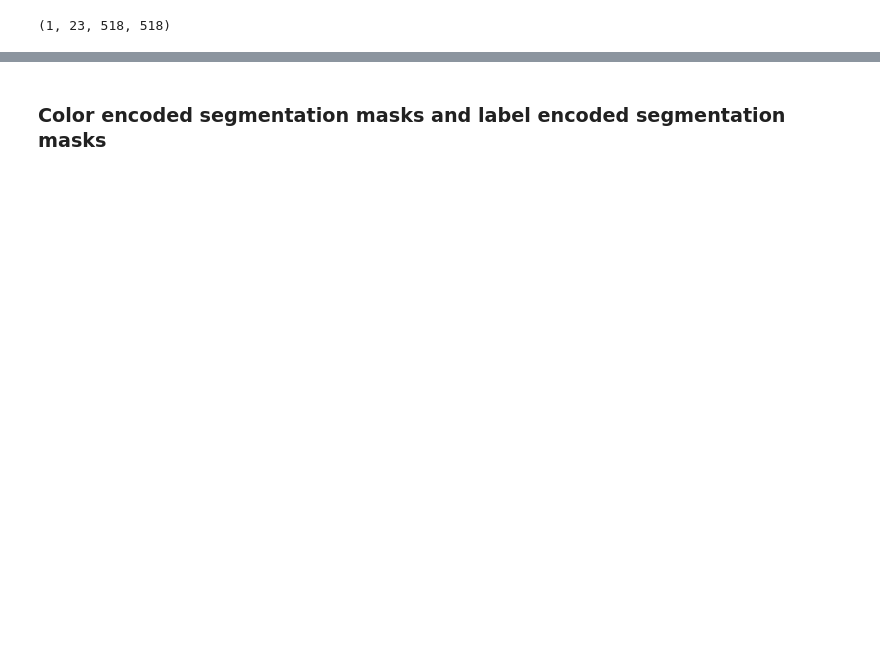
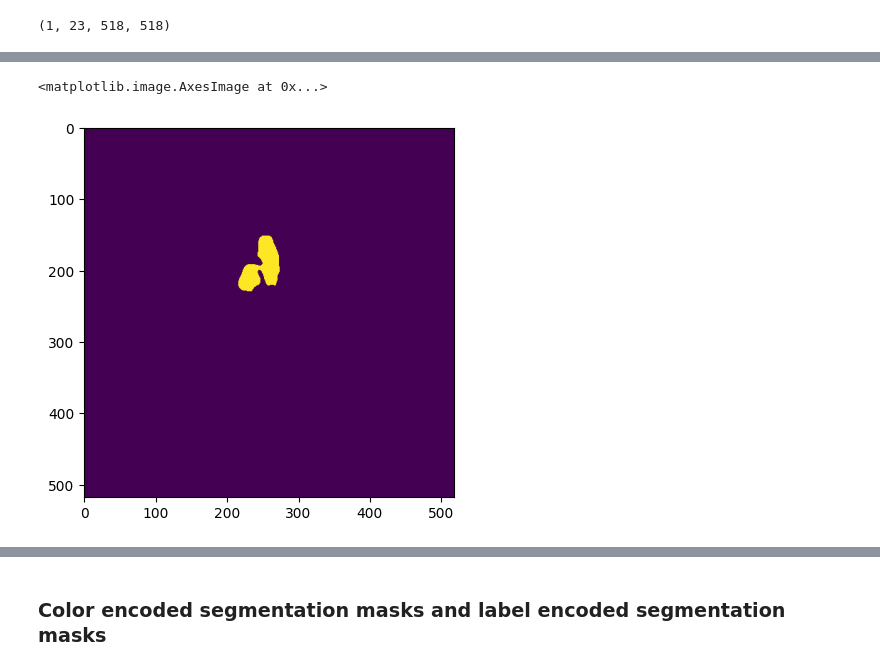
Before and after one commit to ge75xuv/Multiview-Object-Segmentation-with-SAM, a Jupyter notebook: custom_models/vggtformer_MV_image_predictor.ipynb, the cells around one changed output, grey strips where cells are left out. Cells and saved outputs as stored; diff of their text form; code cells hidden in the pictures; blank space fills up the shorter version.

```diff
--- a/custom_models/vggtformer_MV_image_predictor.ipynb
+++ b/custom_models/vggtformer_MV_image_predictor.ipynb
@@ -317,3 +372,8 @@ plt.imshow(binary_pred_masks2[0,10])
+# %%
+plt.imshow(binary_pred_masks1[0,9])
+# %% [output]
+<matplotlib.image.AxesImage at 0x...>
+[figure, added]
 # %%
 def _prepare_gt_seg_rgb_masks(masks_val, gt_labels, obj_to_frame_idx, color_map):
     """
```
Also changed, not shown: parts of 18 cells of this notebook, 12 other files.
